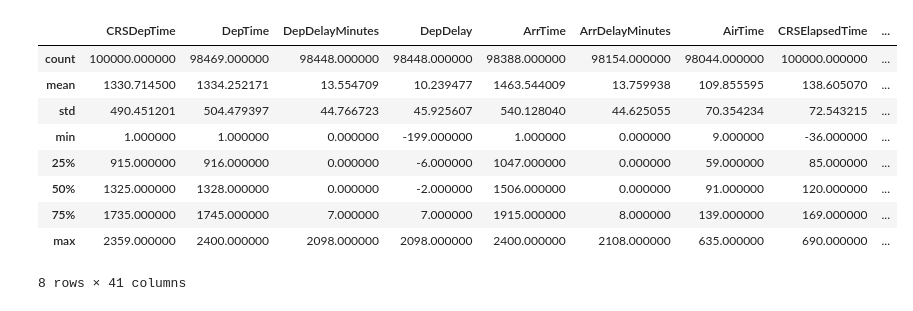
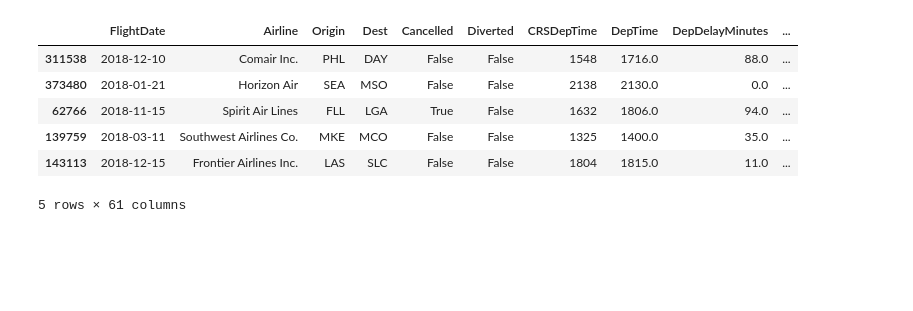
Before and after one commit to kboyd12/CSE6242_Project, a Jupyter notebook: src/EDA/cao_eda.ipynb, the cells around one changed output. Cells and saved outputs as stored; diff of their text form; code cells hidden in the pictures; blank space fills up the shorter version.

```diff
--- a/src/EDA/cao_eda.ipynb
+++ b/src/EDA/cao_eda.ipynb
@@ -11,14 +13,11 @@ files = glob.glob(f"{filedir_path}*.parquet")
 raw = pd.read_parquet(files[0]).sample(100_000)
 # %%
-raw.describe()
+raw.head()
 # %% [output]
-|  | CRSDepTime | DepTime | DepDelayMinutes | DepDelay | ArrTime | ArrDelayMinutes | AirTime | CRSElapsedTime | ... |
-| count | 100000.000000 | 98469.000000 | 98448.000000 | 98448.000000 | 98388.000000 | 98154.000000 | 98044.000000 | 100000.000000 | ... |
-| mean | 1330.714500 | 1334.252171 | 13.554709 | 10.239477 | 1463.544009 | 13.759938 | 109.855595 | 138.605070 | ... |
-| std | 490.451201 | 504.479397 | 44.766723 | 45.925607 | 540.128040 | 44.625055 | 70.354234 | 72.543215 | ... |
-| min | 1.000000 | 1.000000 | 0.000000 | -199.000000 | 1.000000 | 0.000000 | 9.000000 | -36.000000 | ... |
-| 25% | 915.000000 | 916.000000 | 0.000000 | -6.000000 | 1047.000000 | 0.000000 | 59.000000 | 85.000000 | ... |
-| 50% | 1325.000000 | 1328.000000 | 0.000000 | -2.000000 | 1506.000000 | 0.000000 | 91.000000 | 120.000000 | ... |
-| 75% | 1735.000000 | 1745.000000 | 7.000000 | 7.000000 | 1915.000000 | 8.000000 | 139.000000 | 169.000000 | ... |
-| max | 2359.000000 | 2400.000000 | 2098.000000 | 2098.000000 | 2400.000000 | 2108.000000 | 635.000000 | 690.000000 | ... |
+|  | FlightDate | Airline | Origin | Dest | Cancelled | Diverted | CRSDepTime | DepTime | DepDelayMinutes | ... |
+| 311538 | 2018-12-10 | Comair Inc. | PHL | DAY | False | False | 1548 | 1716.0 | 88.0 | ... |
+| 373480 | 2018-01-21 | Horizon Air | SEA | MSO | False | False | 2138 | 2130.0 | 0.0 | ... |
+| 62766 | 2018-11-15 | Spirit Air Lines | FLL | LGA | True | False | 1632 | 1806.0 | 94.0 | ... |
+| 139759 | 2018-03-11 | Southwest Airlines Co. | MKE | MCO | False | False | 1325 | 1400.0 | 35.0 | ... |
+| 143113 | 2018-12-15 | Frontier Airlines Inc. | LAS | SLC | False | False | 1804 | 1815.0 | 11.0 | ... |
-8 rows × 41 columns
+5 rows × 61 columns
```
Also changed, not shown: parts of 12 cells of this notebook, 3 other files.
